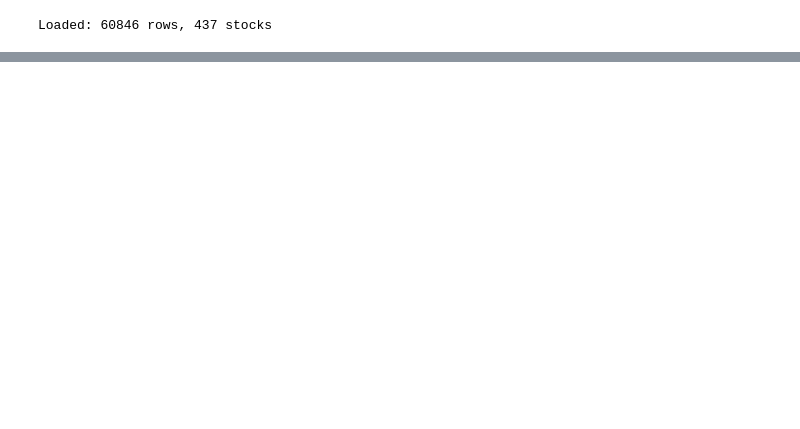
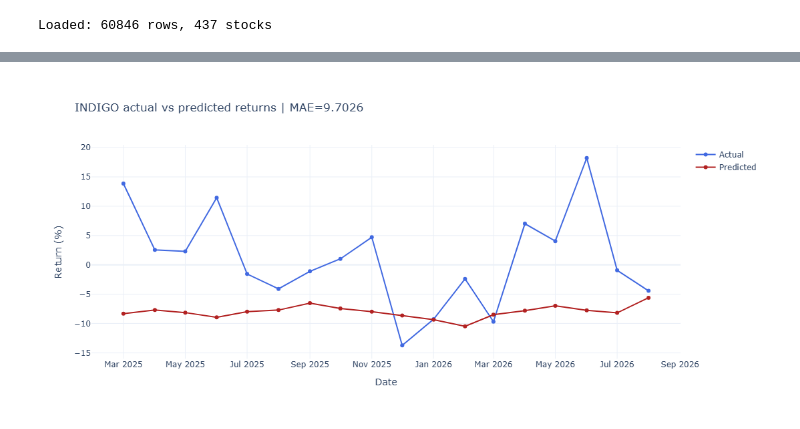
Before and after one commit to adityamtr/PIC, a Jupyter notebook: backend/notebooks/train_tft_v2.ipynb, the cells around one changed output, grey strips where cells are left out. Cells and saved outputs as stored; diff of their text form; code cells hidden in the pictures; blank space fills up the shorter version.

```diff
--- a/backend/notebooks/train_tft_v2.ipynb
+++ b/backend/notebooks/train_tft_v2.ipynb
@@ -406,0 +636,4 @@ NameError: name 'tft' is not defined
+# %%
+plot_company_predictions('INDIGO')
+# %% [output]
+[figure, added]
```
Also changed, not shown: parts of 51 cells of this notebook, 4 other files.
